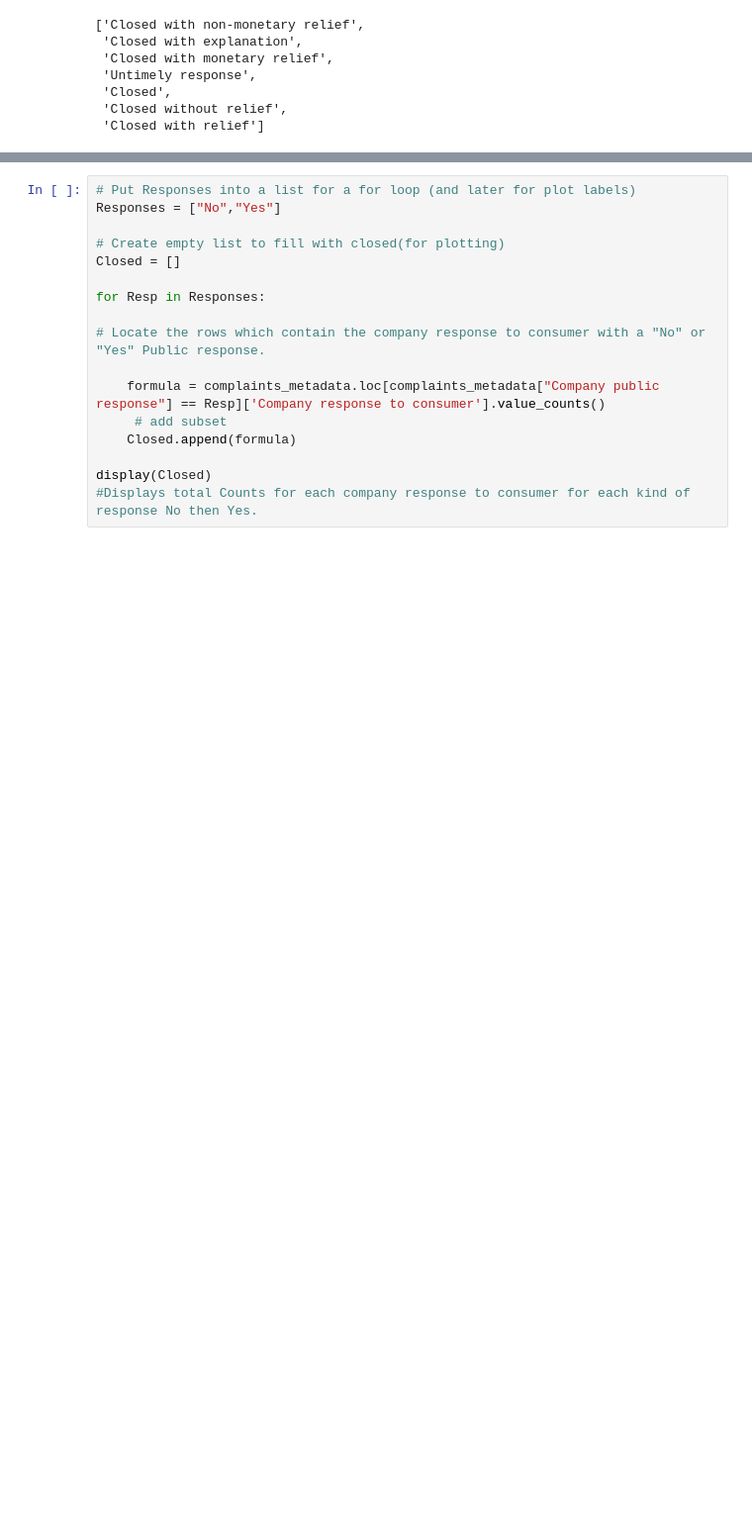
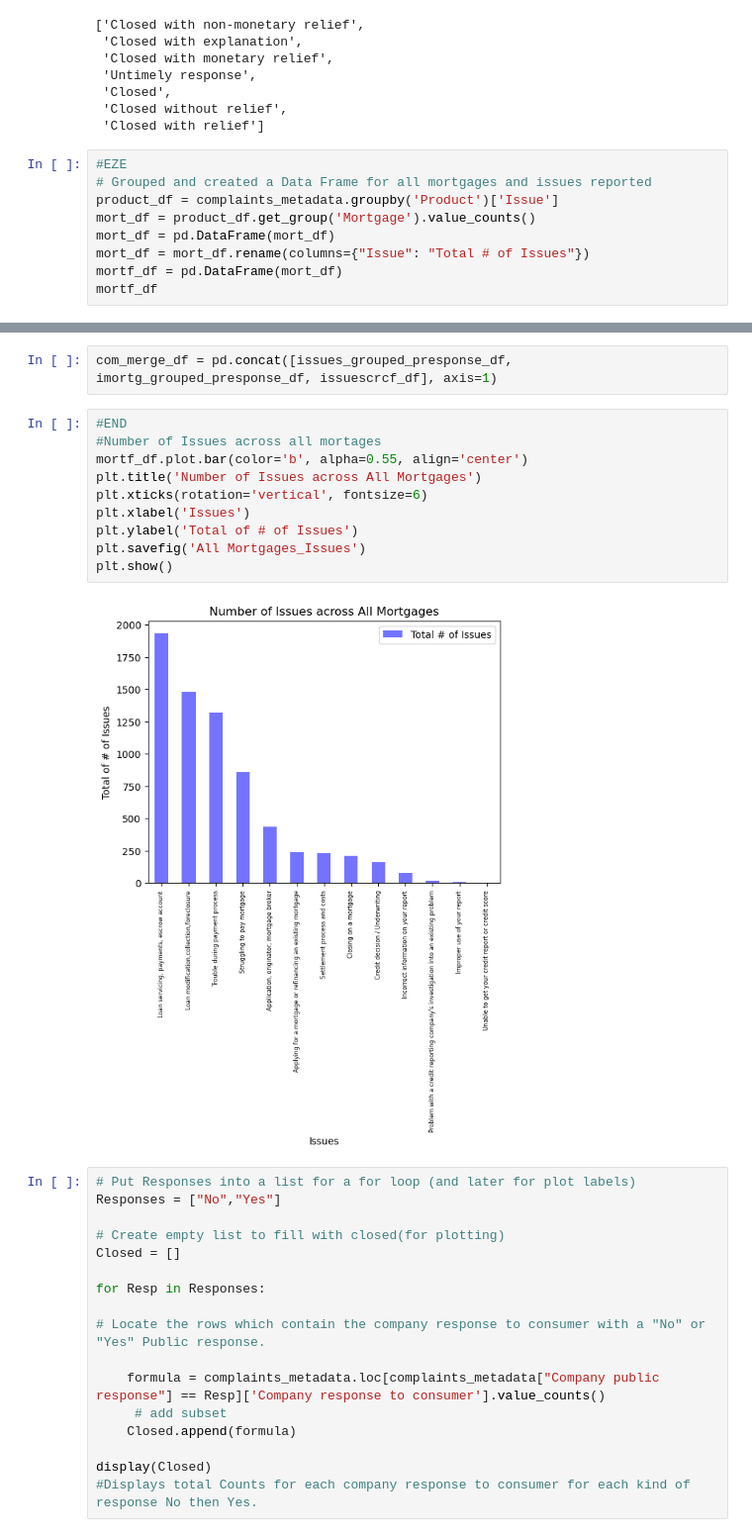
Before and after one commit to carlosvalenciano/Customer-Complaints, a Jupyter notebook: customer-complaints_jodee.ipynb, the cells around one changed output, grey strips where cells are left out. Shown at 99% size. Saved outputs shown, nothing was run; the diff lists cells and outputs as text; blank space fills up the shorter version.

```diff
--- a/customer-complaints_jodee.ipynb
+++ b/customer-complaints_jodee.ipynb
@@ -110,3 +110,12 @@ list(issues_df)
  'Closed',
  'Closed without relief',
  'Closed with relief']
+# %%
+#EZE
+# Grouped and created a Data Frame for all mortgages and issues reported
+product_df = complaints_metadata.groupby('Product')['Issue']
+mort_df = product_df.get_group('Mortgage').value_counts()
+mort_df = pd.DataFrame(mort_df)
+mort_df = mort_df.rename(columns={"Issue": "Total # of Issues"})
+mortf_df = pd.DataFrame(mort_df)
+mortf_df
@@ -113,3 +492,17 @@ list(issues_df)
+# %%
+com_merge_df = pd.concat([issues_grouped_presponse_df, imortg_grouped_presponse_df, issuescrcf_df], axis=1)
+# %%
+#END
+#Number of Issues across all mortages
+mortf_df.plot.bar(color='b', alpha=0.55, align='center')
+plt.title('Number of Issues across All Mortgages')
+plt.xticks(rotation='vertical', fontsize=6)
+plt.xlabel('Issues')
+plt.ylabel('Total of # of Issues')
+plt.savefig('All Mortgages_Issues')
+plt.show()
+# %% [output]
+[figure, added]
 # %%
 # Put Responses into a list for a for loop (and later for plot labels)
 Responses = ["No","Yes"]
```
Also changed, not shown: parts of 35 cells of this notebook, 3 other files.
